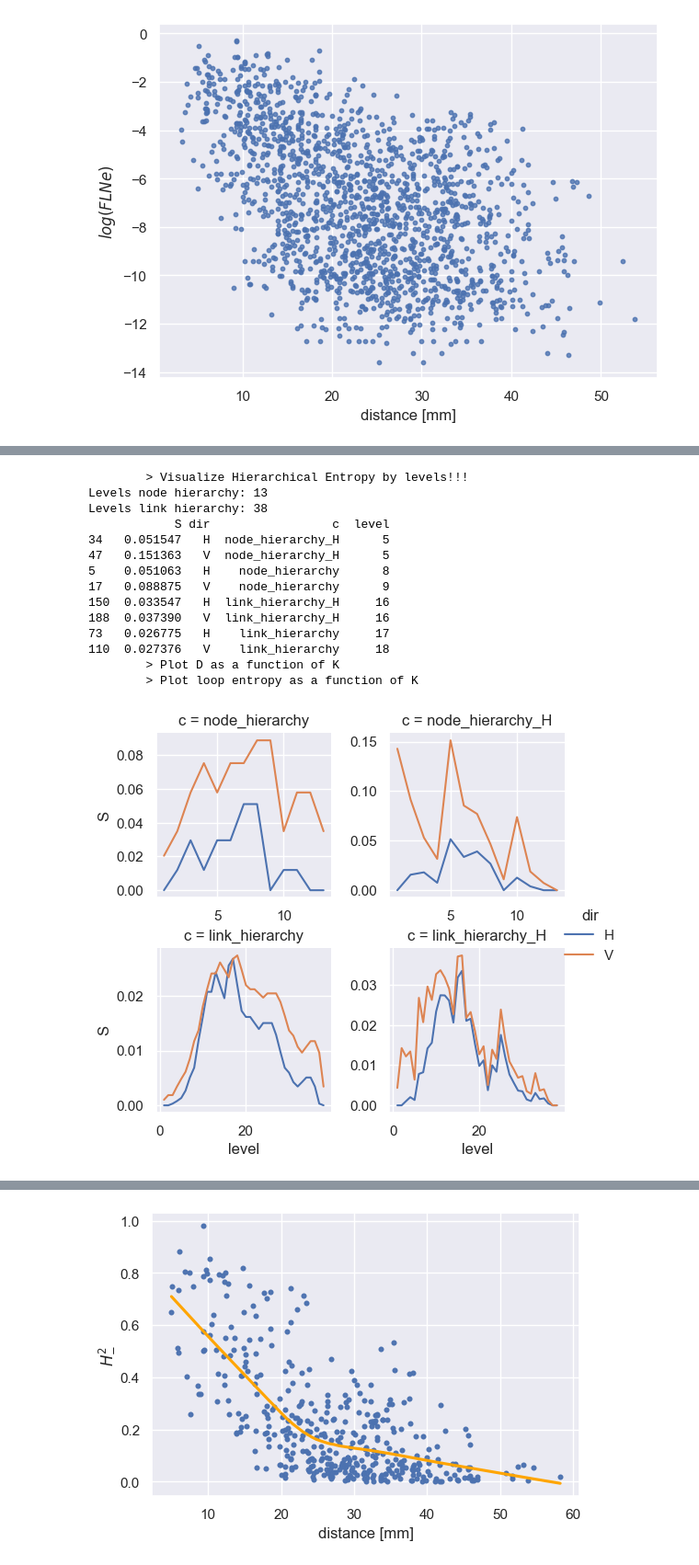
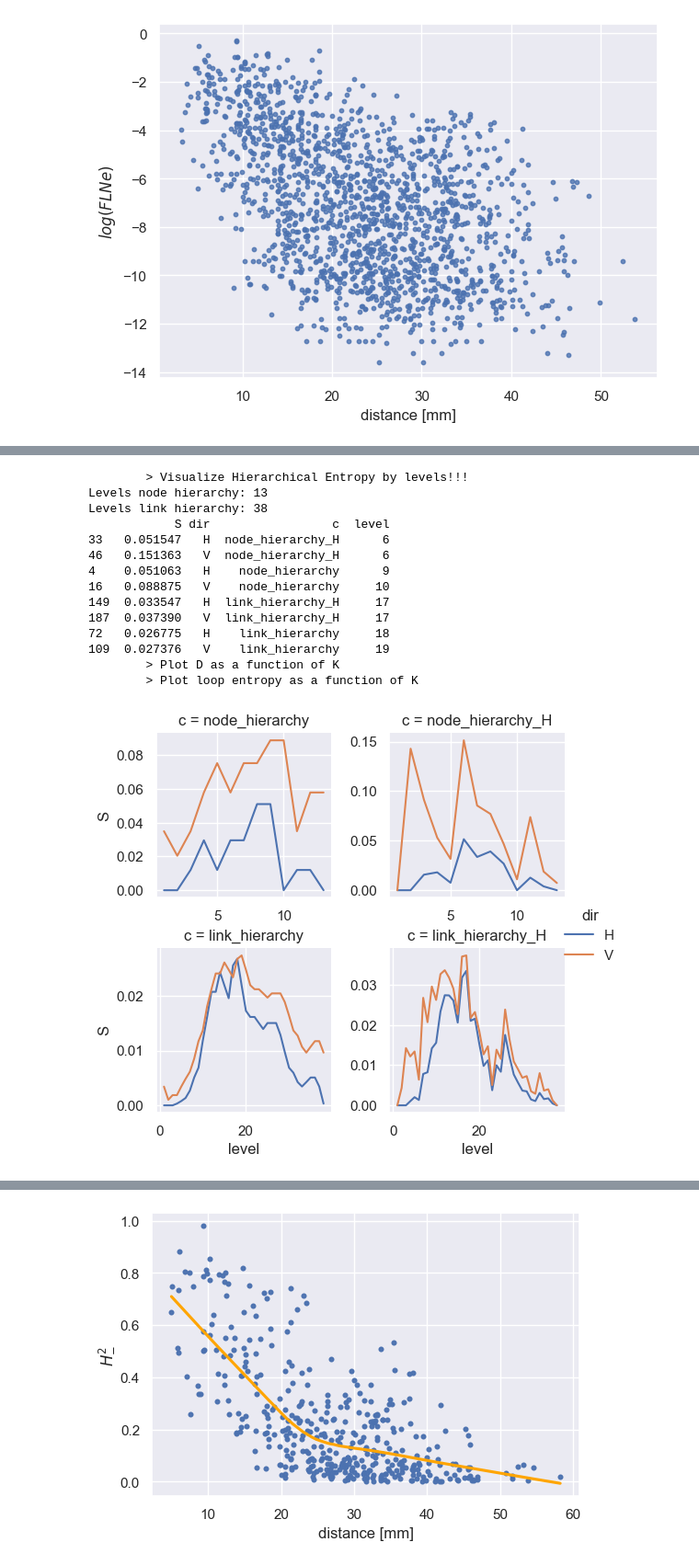
Before and after one commit to mrtnzrm2/ELK, a Jupyter notebook: MAC29_example.ipynb, the cells around one changed output, grey strips where cells are left out. Shown at 92% size. Saved outputs shown, nothing was run; the diff lists cells and outputs as text; code cells hidden in the pictures.

```diff
--- a/MAC29_example.ipynb
+++ b/MAC29_example.ipynb
@@ -75,21 +75,21 @@ Number of vertices in the tree: 57
 # %%
 plot_h = Plot_H(H)
 plot_h.plot_Hierarchical_Entropy(width=6, height=5)
 plot_h.plotD(width=6, height=5)
-plot_h.plotHL(width=6, height=5)
+plot_h.plotSL(width=6, height=5)
 # %% [output]
         > Visualize Hierarchical Entropy by levels!!!
 Levels node hierarchy: 13
 Levels link hierarchy: 38
             S dir                 c  level
-34   0.051547   H  node_hierarchy_H      5
-47   0.151363   V  node_hierarchy_H      5
-5    0.051063   H    node_hierarchy      8
-17   0.088875   V    node_hierarchy      9
-150  0.033547   H  link_hierarchy_H     16
-188  0.037390   V  link_hierarchy_H     16
-73   0.026775   H    link_hierarchy     17
-110  0.027376   V    link_hierarchy     18
+33   0.051547   H  node_hierarchy_H      6
+46   0.151363   V  node_hierarchy_H      6
+4    0.051063   H    node_hierarchy      9
+16   0.088875   V    node_hierarchy     10
+149  0.033547   H  link_hierarchy_H     17
+187  0.037390   V  link_hierarchy_H     17
+72   0.026775   H    link_hierarchy     18
+109  0.027376   V    link_hierarchy     19
         > Plot D as a function of K
         > Plot loop entropy as a function of K
-[figure, old version]
+[figure, new version]
```
Also changed, not shown: parts of 3 cells of this notebook, 10 other files.
